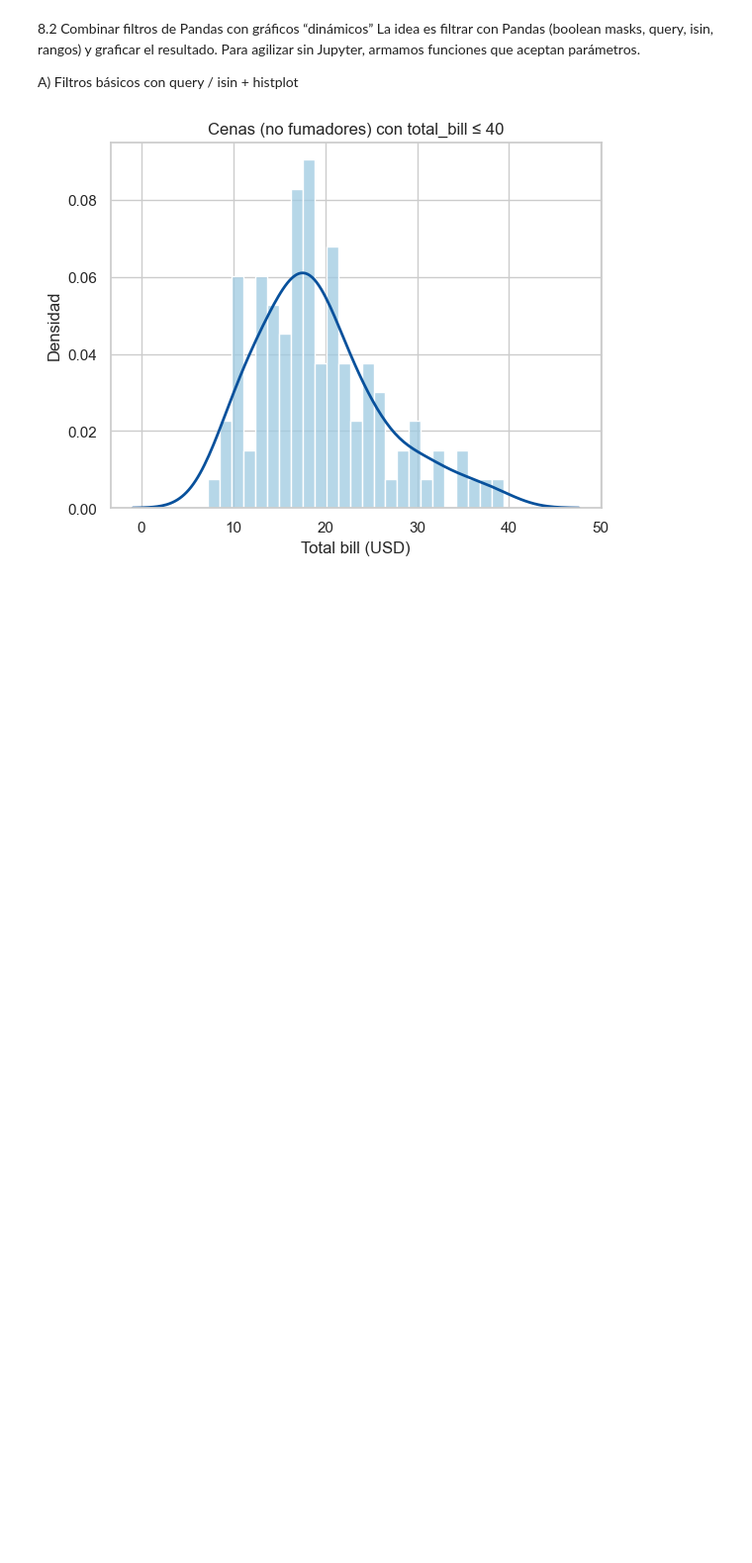
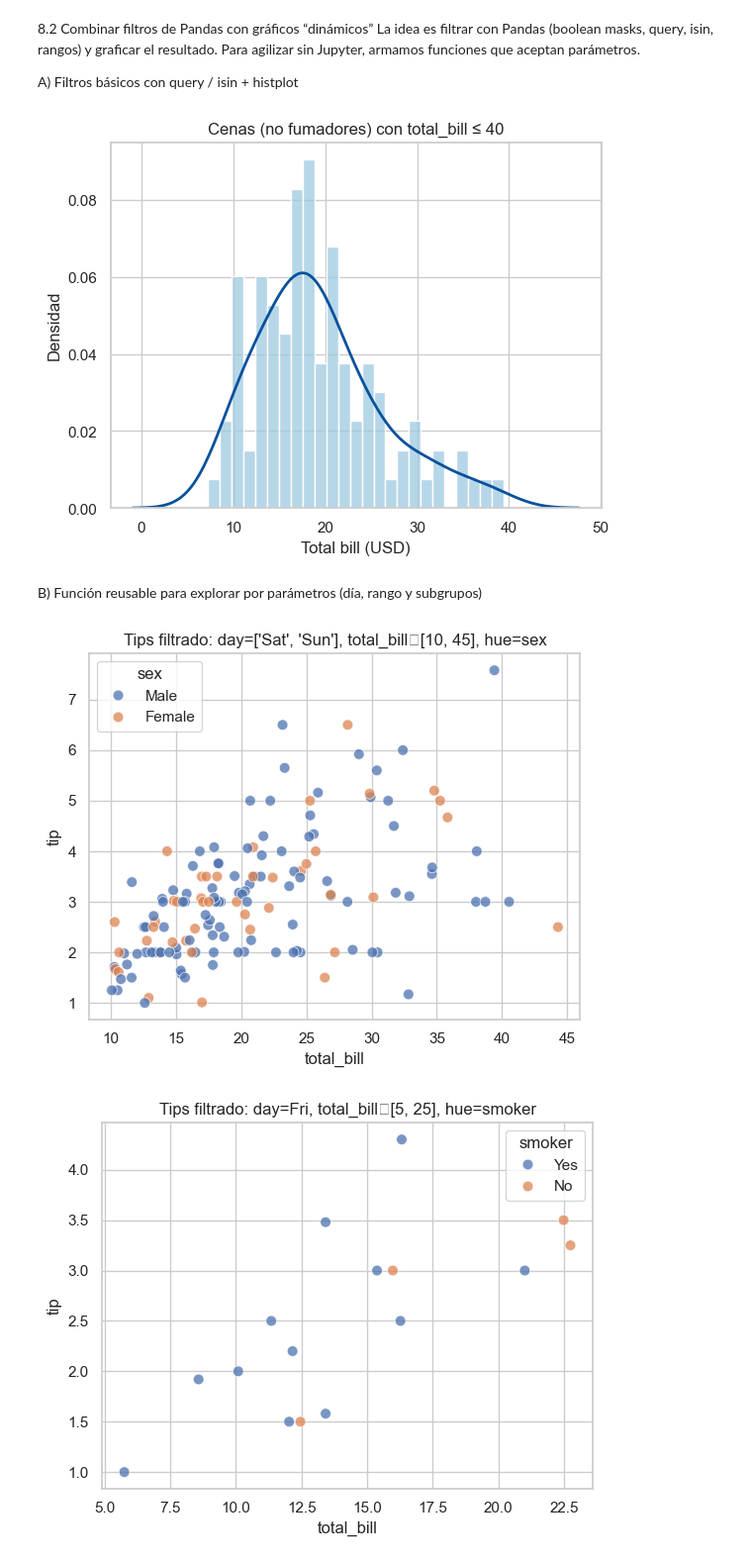
Before and after one commit to wilson-j-insaurralde/Seaborn, a Jupyter notebook: teoria/008_Integración con Pandas.ipynb, the cells around one changed output. Shown at 99% size. Saved outputs shown, nothing was run; the diff lists cells and outputs as text; code cells hidden in the pictures; blank space fills up the shorter version.

```diff
--- a/teoria/008_Integración con Pandas.ipynb
+++ b/teoria/008_Integración con Pandas.ipynb
@@ -114,3 +114,33 @@ plt.ylabel("Densidad")
 plt.show()
 # %% [output]
 [figure]
+# %% [markdown]
+B) Función reusable para explorar por parámetros (día, rango y subgrupos)
+# %%
+import seaborn as sns
+import matplotlib.pyplot as plt
+import pandas as pd
+
+sns.set_theme(style="whitegrid", context="notebook")
+tips = sns.load_dataset("tips")
+
+def plot_tips(day=None, min_total=None, max_total=None, hue=None):
+    df = tips.copy()
+    if day:
+        df = df[df["day"].isin([day] if isinstance(day, str) else day)]
+    if min_total is not None:
+        df = df[df["total_bill"] >= min_total]
+    if max_total is not None:
+        df = df[df["total_bill"] <= max_total]
+    # Gráfico
+    sns.scatterplot(data=df, x="total_bill", y="tip", hue=hue, alpha=0.75, s=60)
+    titulo = f"Tips filtrado: day={day}, total_bill∈[{min_total}, {max_total}], hue={hue}"
+    plt.title(titulo)
+    plt.show()
+
+# Ejemplos de uso:
+plot_tips(day=["Sat", "Sun"], min_total=10, max_total=45, hue="sex")
+plot_tips(day="Fri", min_total=5, max_total=25, hue="smoker")
+# %% [output]
+[figure, added]
+[figure, added]
```
Also changed, not shown: parts of 2 cells of this notebook.
